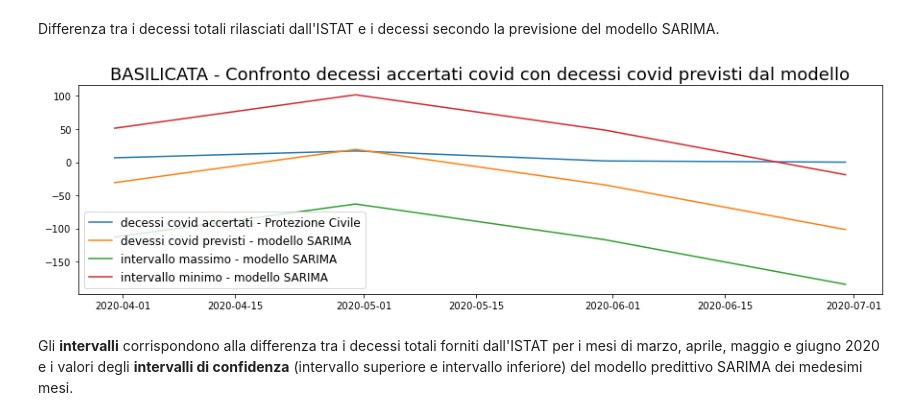
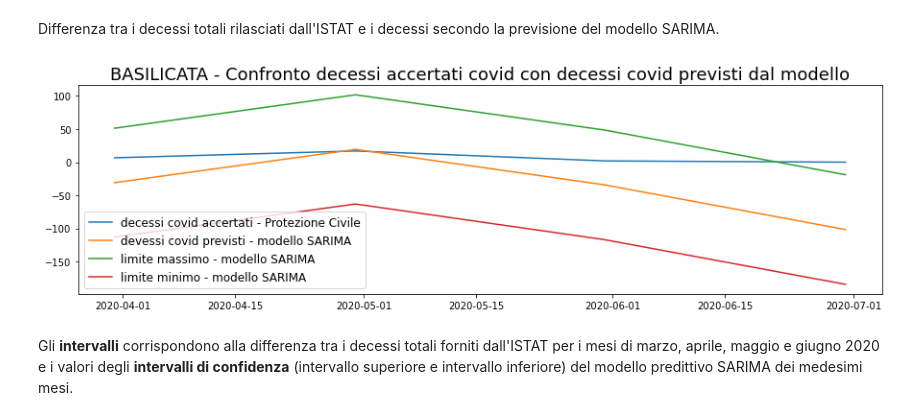
Before and after one commit to SofiaBlack/COVID-19_deaths_analysis, a Jupyter notebook: Modulo 4 - Analisi per regioni/regioni/Basilicata/Confronto BASILICATA.ipynb, the cells around one changed output. Cells and saved outputs as stored; diff of their text form; code cells hidden in the pictures.

```diff
--- a/Modulo 4 - Analisi per regioni/regioni/Basilicata/Confronto BASILICATA.ipynb
+++ b/Modulo 4 - Analisi per regioni/regioni/Basilicata/Confronto BASILICATA.ipynb
@@ -237,19 +237,19 @@ plt.show()
 Differenza tra i decessi totali rilasciati dall'ISTAT e i decessi secondo la previsione del modello SARIMA.
 # %%
 n = decessi_istat - predictions
-n_upper = decessi_istat - upper
-n_lower = decessi_istat - lower
+n_upper = decessi_istat - lower
+n_lower = decessi_istat - upper
 
 plt.figure(figsize=(15,4))
 plt.title("BASILICATA - Confronto decessi accertati covid con decessi covid previsti dal modello", size=18)
 plt.plot(covid, label='decessi covid accertati - Protezione Civile')
 plt.plot(n, label='devessi covid previsti - modello SARIMA')
-plt.plot(n_upper, label='intervallo massimo - modello SARIMA')
-plt.plot(n_lower, label='intervallo minimo - modello SARIMA')
+plt.plot(n_upper, label='limite massimo - modello SARIMA')
+plt.plot(n_lower, label='limite minimo - modello SARIMA')
 plt.legend(prop={'size': 12})
 plt.show()
 # %% [output]
-[figure, old version]
+[figure, new version]
 # %% [markdown]
 Gli <b>intervalli</b> corrispondono alla differenza tra i decessi totali forniti dall'ISTAT per i mesi di marzo, aprile, maggio e giugno 2020 e i valori degli <b>intervalli di confidenza</b> (intervallo superiore e intervallo inferiore) del modello predittivo SARIMA dei medesimi mesi.
 # %% [markdown]
```
Also changed, not shown: parts of 9 cells of this notebook, 48 other files.
